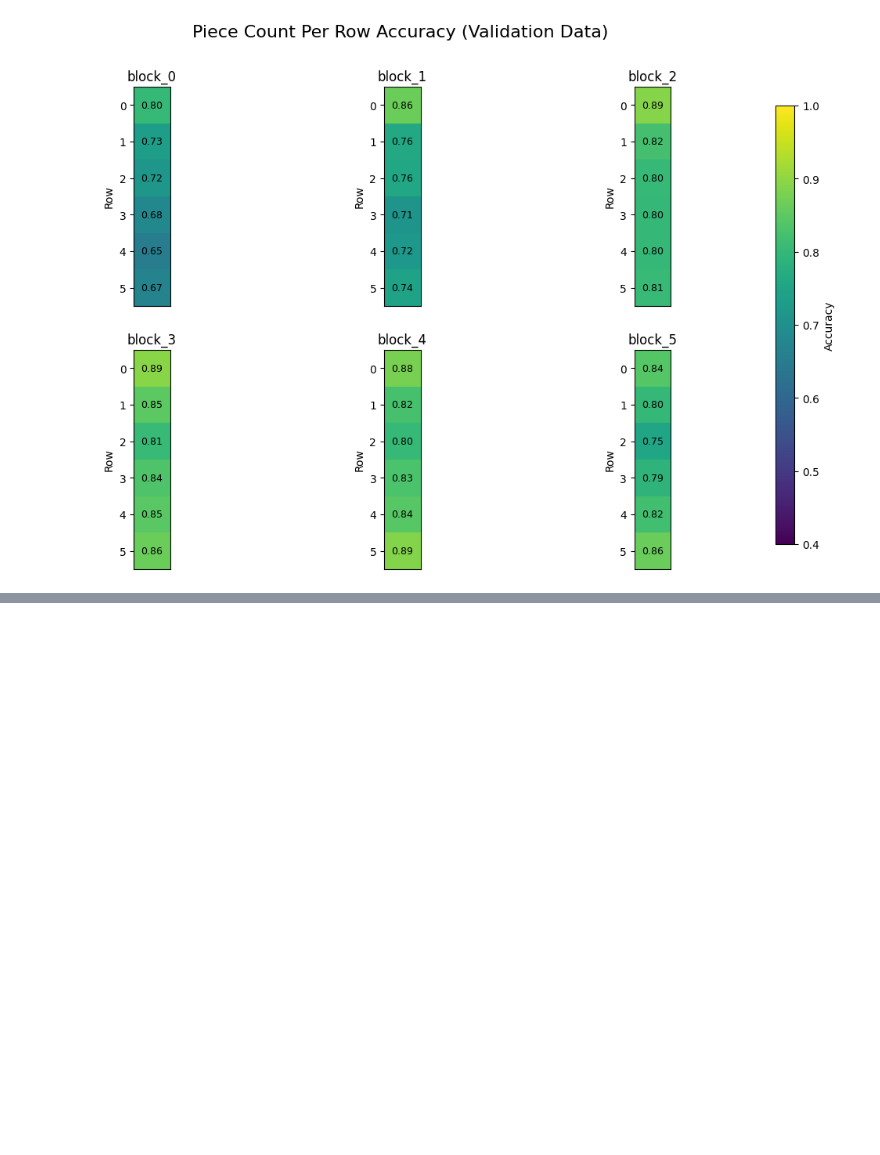
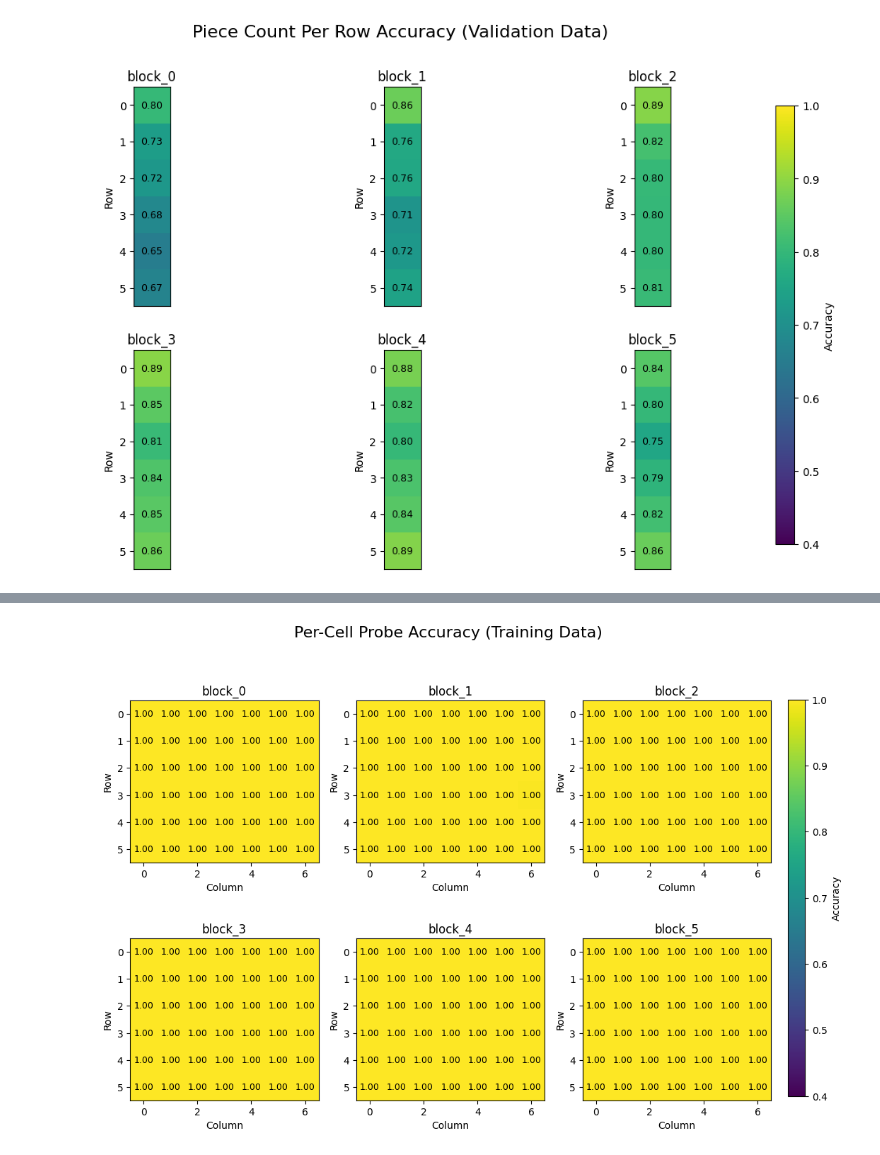
Before and after one commit to stanely1/Connect-Four-GPT, a Jupyter notebook: test_model_full.ipynb, the cells around one changed output, grey strips where cells are left out. Cells and saved outputs as stored; diff of their text form; code cells hidden in the pictures; blank space fills up the shorter version.

Commit message:
Add QKV attention probing for full model

```diff
--- a/test_model_full.ipynb
+++ b/test_model_full.ipynb
@@ -202,5 +242,5 @@ def get_probe_dataset(data):
 # %%
-train_X, train_Y_cell, train_Y_col, train_Y_row = get_probe_dataset(train_data)
+train_X, train_K, train_V, train_KV_mask, train_Y_cell, train_Y_col, train_Y_row = get_probe_dataset(train_data)
 # %%
 train_X['block_0'].shape, train_Y_cell.shape, train_Y_col.shape, train_Y_row.shape
 # %% [output]
@@ -565,0 +714,2 @@ plot_heatmaps(val_acc_row, w=1, h=6, title=f'Piece Count Per Row Accuracy (Valid
+# %%
+cell_attention_probe_results = train_attention_probe(train_K, train_V, train_KV_mask, train_Y_cell, num_cls=3)
@@ -565,0 +780,30 @@ plot_heatmaps(val_acc_row, w=1, h=6, title=f'Piece Count Per Row Accuracy (Valid
+# %%
+def eval_attention_probe_results(probes, Ks, Vs, masks, Ys, dim):
+    acc = {}
+    batch_size = 2048
+
+    for block in probes.keys():
+        probe = probes[block]
+        probe.eval()
+
+        N = Ks[block].shape[0]
+
+        correct = torch.zeros(dim, device=DEVICE)
+        total = torch.zeros(dim, device=DEVICE)
+
+        for i in range(0, N, batch_size):
+            K = Ks[block][i:i+batch_size].to(DEVICE)
+            V = Vs[block][i:i+batch_size].to(DEVICE)
+            mask = masks[block][i:i+batch_size].to(DEVICE)
+            Y = Ys[i:i+batch_size].to(DEVICE)
+
+            logits = probe(K, V, mask)
+            pred = logits.argmax(dim=-1)
+            matches = (pred == Y).float()
+
+            correct += matches.sum(dim=0)
+            total += torch.ones_like(matches).sum(dim=0)
+
+        acc[block] = correct / total
+
+    return acc
@@ -565,0 +812,3 @@ plot_heatmaps(val_acc_row, w=1, h=6, title=f'Piece Count Per Row Accuracy (Valid
+# %%
+train_attention_acc_cell = eval_attention_probe_results(cell_attention_probe_results, train_K, train_V, train_KV_mask, train_Y_cell, train_Y_cell.shape[-1])
+train_attention_acc_cell
@@ -565,0 +833,4 @@ plot_heatmaps(val_acc_row, w=1, h=6, title=f'Piece Count Per Row Accuracy (Valid
+# %%
+plot_heatmaps(train_attention_acc_cell, w=7, h=6, title=f'Per-Cell Probe Accuracy (Training Data)', xlabel='Column', ylabel='Row')
+# %% [output]
+[figure, added]
```
Also changed, not shown: parts of 36 cells of this notebook, 1 other file.
